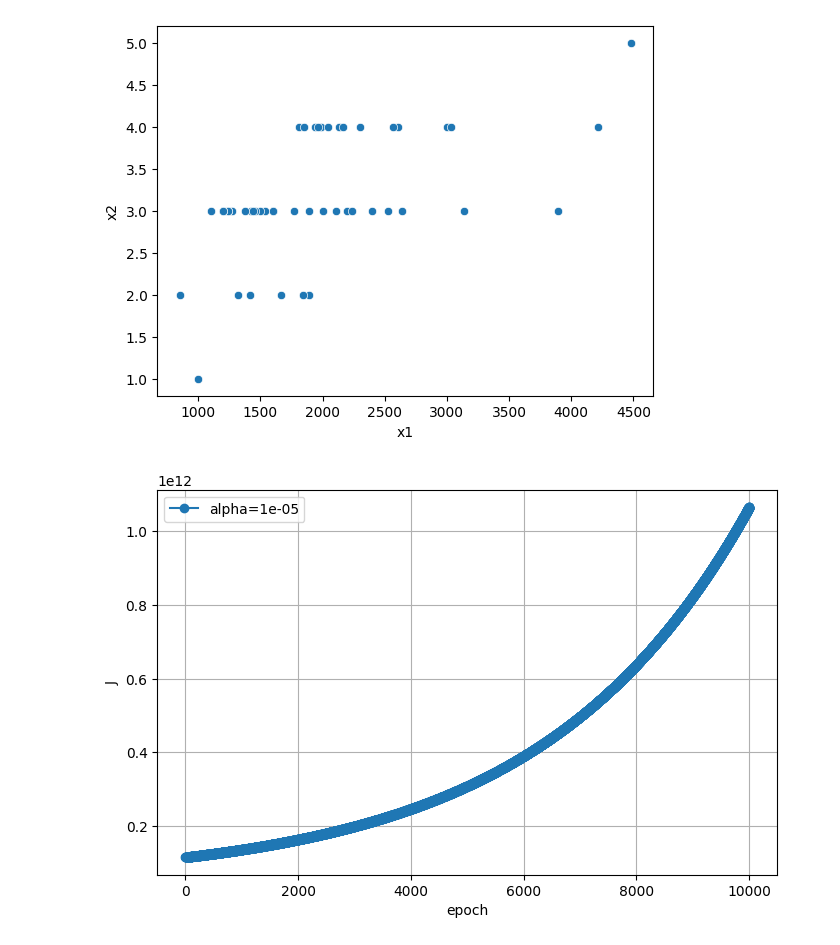
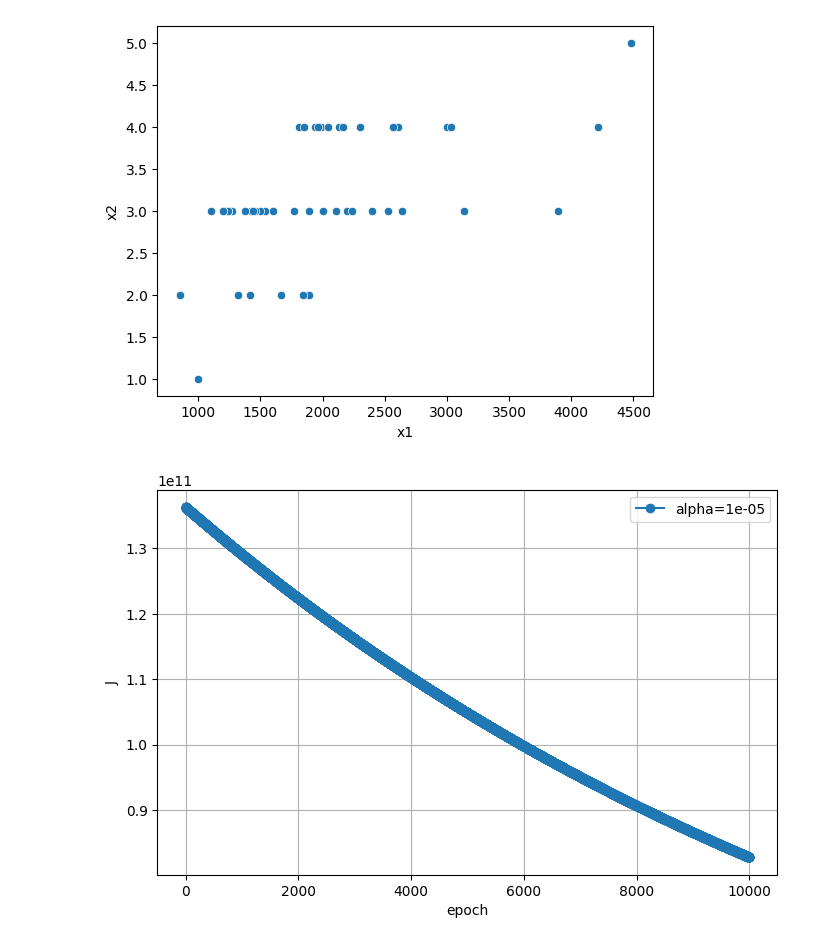
Before and after one commit to KachanVlg/ML-studying, a Jupyter notebook: ML_LR2.ipynb, the cells around one changed output. Saved outputs shown, nothing was run; the diff lists cells and outputs as text; code cells hidden in the pictures.

```diff
--- a/ML_LR2.ipynb
+++ b/ML_LR2.ipynb
@@ -75,41 +75,37 @@ def calc_h(xs: np.ndarray, thetas: np.ndarray) -> np.ndarray:
 def calc_J(h: np.ndarray, y: np.ndarray) -> float:
   return ((h-y)**2).mean()
 
-def calc_grad(h: np.ndarray, y: np.ndarray, xs: np.ndarray) -> float:
-  return ((y-h) @ xs).mean()
+def calc_grad(h: np.ndarray, y: np.ndarray, xs: np.ndarray) -> np.ndarray:
+  return (xs.T @ (h-y))/len(xs)
 # %%
 batch_size: int = 8
 epoch_num = 10000
 J_history = []
-thetas = np.random.rand(3)
-alpha = 1e-5
+thetas = np.random.rand(3,1)
+alphas = [1, 0.1, 0.01, 0.001, 0.0001, 0.000095, 0.00001, 0.0000095, 0.000001, 0.0000001, 5e-4, 5e-3, 1e-4, 5e-5, 1e-5]
 
 for _ in range(epoch_num):
   np.random.shuffle(data_train)
 
   for i in range(0, len(data_train), batch_size):
 
-    #Срез батча
     batch = data_train[i:i+batch_size]
-
-    #
     xs = batch[:, :-1]
-    y  = batch[:, -1]
+    y  = batch[:, -1:]
     h = calc_h(xs, thetas)
 
-    grad = calc_grad(h, y, xs)
-    thetas = thetas - alpha*grad
+    thetas = thetas - alpha*calc_grad(h, y, xs)
 
   J_history.append(calc_J(calc_h(data_train[:, :-1], thetas), data_train[:, -1]))
 
 
 epochs = range(len(J_history))
 plt.figure(figsize=(8, 5))
 plt.plot(epochs, J_history, marker="o", label=f"alpha={alpha}")
 plt.xlabel("epoch")
 plt.ylabel("J")
 plt.legend()
 plt.grid(True)
 plt.show()
 # %% [output]
-[figure, old version]
+[figure, new version]
```
